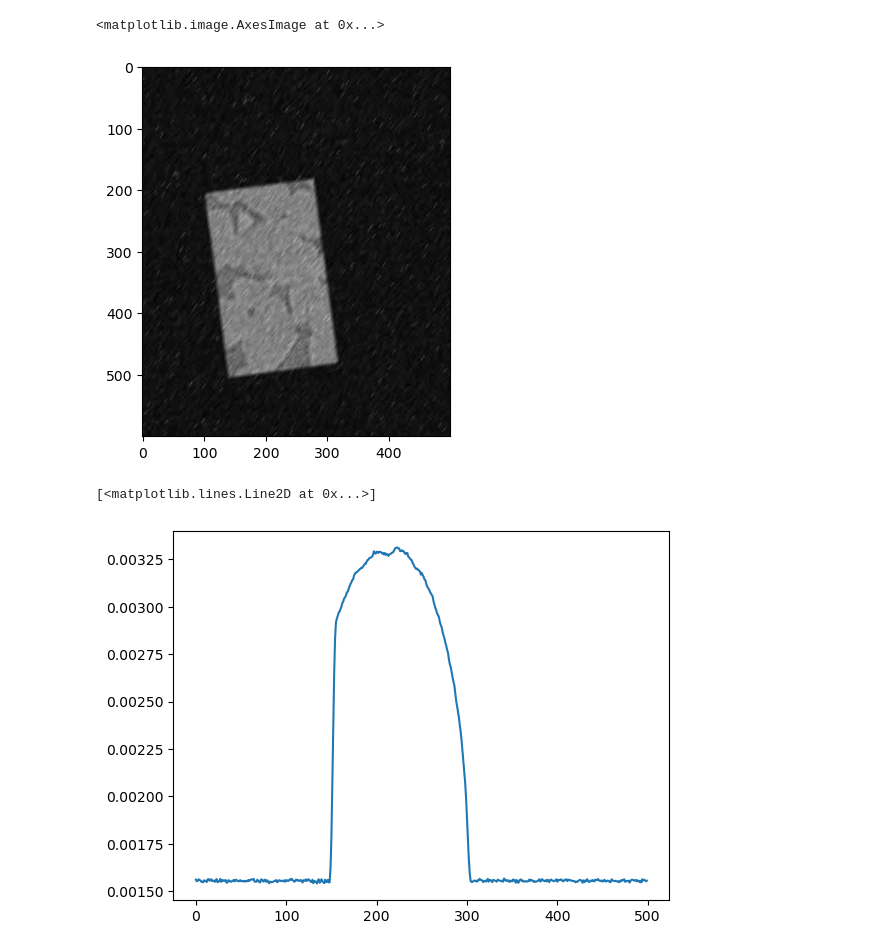
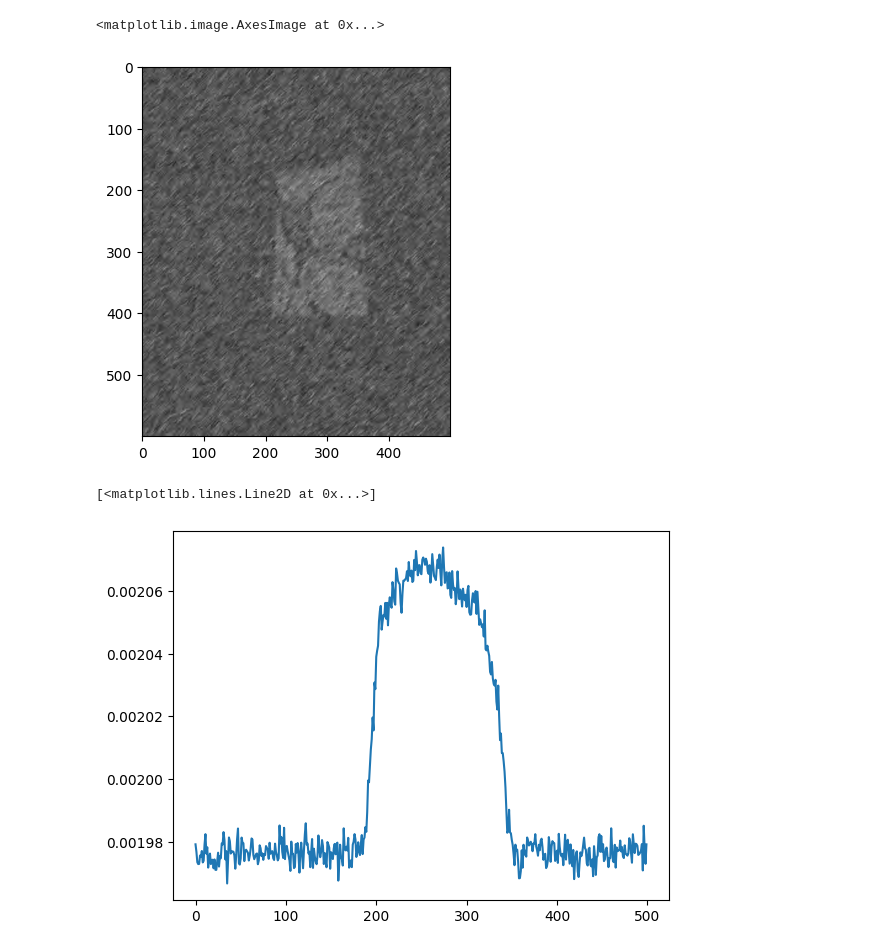
Before and after one commit to AlexGubkin/forInterview, a Jupyter notebook: rockProcessing/rockProcessing.ipynb, the cells around one changed output. Saved outputs shown, nothing was run; the diff lists cells and outputs as text; code cells hidden in the pictures.

```diff
--- a/rockProcessing/rockProcessing.ipynb
+++ b/rockProcessing/rockProcessing.ipynb
@@ -26,7 +28,7 @@ logging.basicConfig(filename="rockProcessing.log", level = logging.INFO)
 logger = logging.getLogger('logger')
 # %%
 # Get slices:
-CTSources = glob.glob("block_1/im6_shared/" + "im_*[0-9].jp2")
+CTSources = glob.glob("block_5/im6_shared/" + "im_*[0-9].jp2")
 # %%
 # Sort slices
 CTSources = sorted(CTSources)
@@ -36,13 +38,15 @@ CTImages = []
 imagesMoments = []
 
 for i in np.arange(0, len(CTSources), dtype = np.int64):
-    CTImages.append(
-        cv.imread(
-            str(CTSources[i]),
-            cv.IMREAD_GRAYSCALE
-        )
-    )
-    imagesMoments.append(cv.moments(CTImages[-1]))
+    CTImages.append(ski.io.imread(CTSources[i]))
+    # CTImages.append(
+    #     cv.imread(
+    #         str(CTSources[i]),
+    #         cv.IMREAD_GRAYSCALE
+    #     )
+    # )
+    # imagesMoments.append(cv.moments(CTImages[-1]))
+    imagesMoments.append(ski.measure.moments(CTImages[-1], order=0))
     logger.info(str(CTSources[i]))
     logger.info('\tHeight: ' + str(CTImages[i].shape[0]))
     logger.info('\tWidth: ' + str(CTImages[i].shape[1]))
@@ -52,14 +56,15 @@ figure, axis = plt.subplots()
 axis.imshow(CTImages[200], cmap='gray', vmin=0, vmax=255)
 # %% [output]
 <matplotlib.image.AxesImage at 0x...>
-[figure, old version]
+[figure, new version]
 # %%
-xk = np.arange(0, len(CTImages))
-pk = np.array([imageMoment["m00"] for imageMoment in imagesMoments])
-pk = pk/np.sum(pk)
+x = np.arange(0, len(CTImages))
+# pk = np.array([imageMoment["m00"] for imageMoment in imagesMoments])
+p = np.array([imageMoment[0][0] for imageMoment in imagesMoments])
+p = p/np.sum(p)
 # %%
 figure, axis = plt.subplots()
-axis.plot(xk, pk)
+axis.plot(x, p)
 # %% [output]
 [<matplotlib.lines.Line2D at 0x...>]
-[figure, old version]
+[figure, new version]
```
Also changed, not shown: parts of 11 cells of this notebook.
